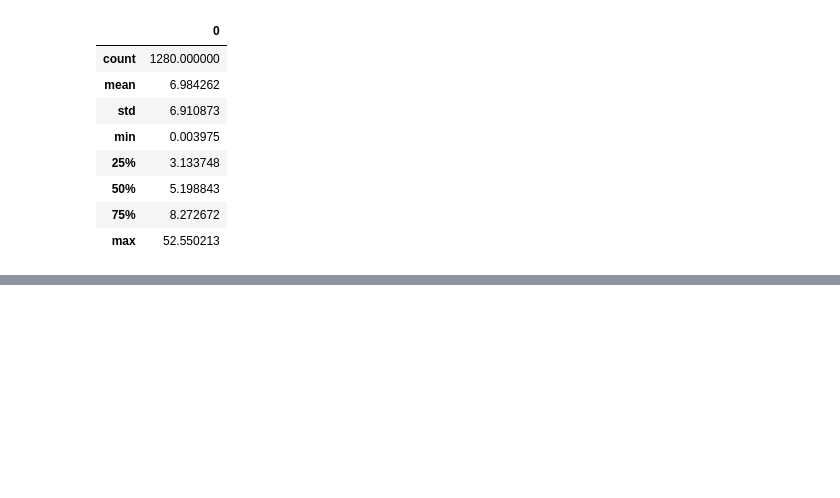
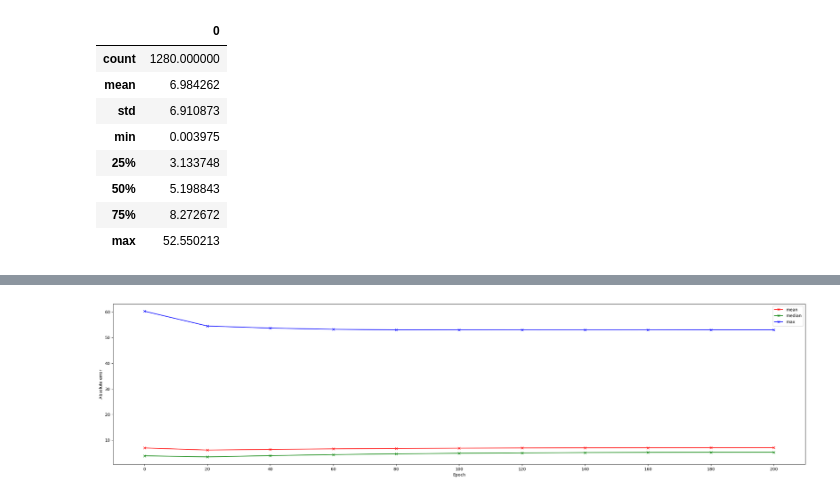
Before and after one commit to AlesKas/DIP, a Jupyter notebook: network_analytics_cnn.ipynb, the cells around one changed output, grey strips where cells are left out. Cells and saved outputs as stored; diff of their text form; code cells hidden in the pictures; blank space fills up the shorter version.

```diff
--- a/network_analytics_cnn.ipynb
+++ b/network_analytics_cnn.ipynb
@@ -207,0 +208,31 @@ df.describe()
+# %%
+dataframes = {}
+
+for x in range(0, 201, 20):
+    with open(f'output/NN_output/epoch_{x}.json', 'r') as json_file:
+        errors = json.load(json_file)
+        df = pd.DataFrame(errors).describe()
+        dataframes[x] = df
+# %%
+mean = []
+fifty = []
+max_error = []
+
+for item, value in dataframes.items():
+    mean.append(value[0]['mean'])
+    fifty.append(value[0]['50%'])
+    max_error.append(value[0]['max'])
+
+scale_x = range(0, 201, 20)
+
+plt.figure(figsize=(30,7))
+plt.plot(scale_x, mean, color='r', label='mean', marker='x')
+plt.plot(scale_x, fifty, color='g', label='median', marker='x')
+plt.plot(scale_x, max_error, color='b', label='max', marker='x')
+plt.xticks(scale_x)
+plt.xlabel('Epoch')
+plt.ylabel('Absolute error')
+plt.legend(loc='best')
+plt.show()
+# %% [output]
+[figure, added]
```
Also changed, not shown: parts of 5 cells of this notebook, 1 other file.
